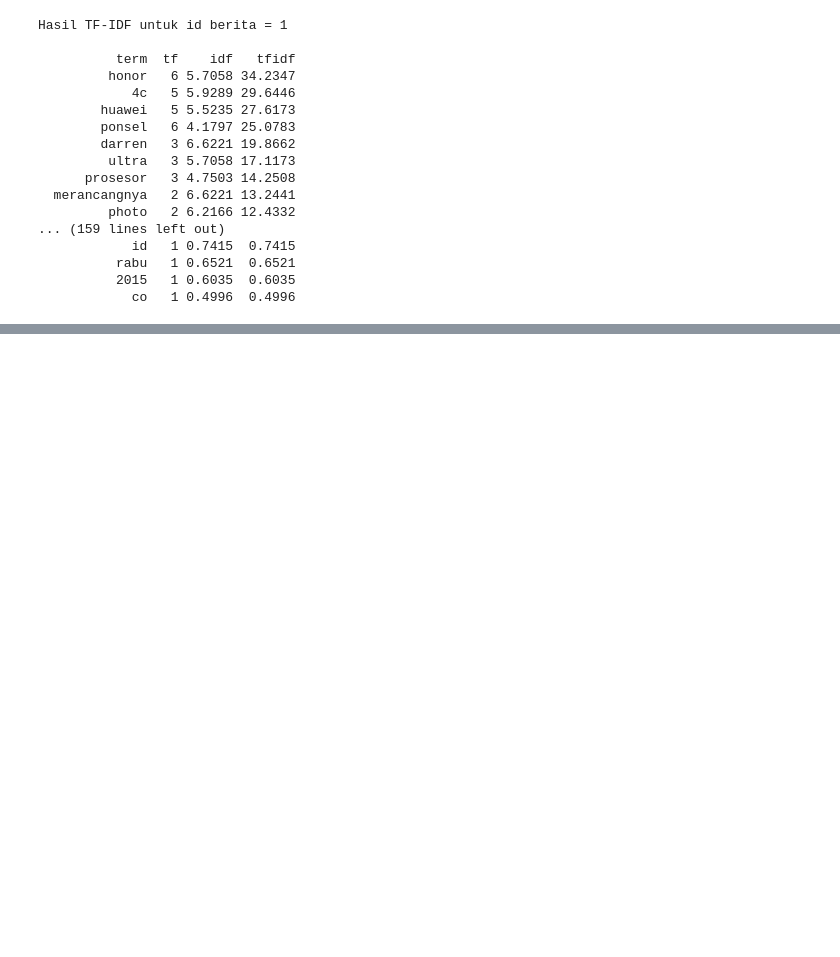
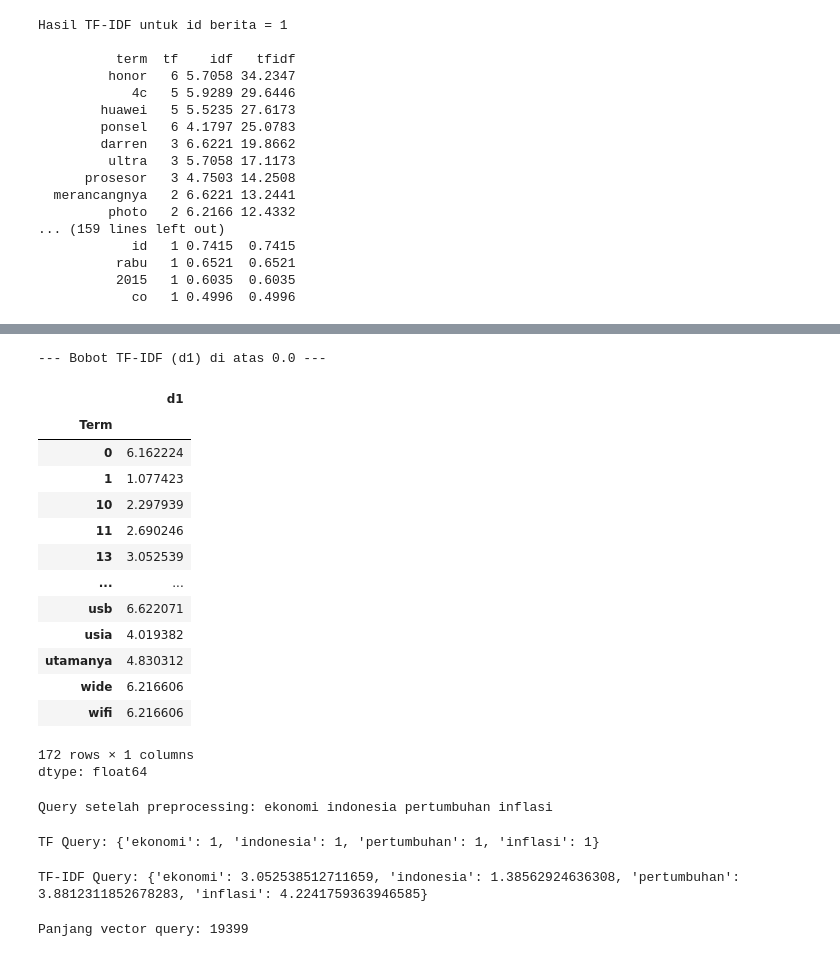
Before and after one commit to aryanibos/Information-Retrival, a Jupyter notebook: P2_Information_Retrival.ipynb, the cells around one changed output, grey strips where cells are left out. Drawn from its saved outputs; the diff is of its cells as text; code cells hidden in the pictures; blank space fills up the shorter version.

```diff
--- a/P2_Information_Retrival.ipynb
+++ b/P2_Information_Retrival.ipynb
@@ -309,0 +372,27 @@ Hasil TF-IDF untuk id berita = 1
+# %%
+# 1. Pilih kolom 'd1' dari DataFrame
+series_d1 = df_tfidf_table['d1']
+
+# 2. Gunakan Boolean Indexing: ambil hanya nilai yang lebih besar dari 0.0
+nilai_diatas_nol_d1 = series_d1[series_d1 > 0.0]
+
+# 3. Tampilkan hasilnya
+print("--- Bobot TF-IDF (d1) di atas 0.0 ---")
+display(nilai_diatas_nol_d1)
+# %% [output]
+--- Bobot TF-IDF (d1) di atas 0.0 ---
+|  | d1 |
+| Term |  |
+| 0 | 6.162224 |
+| 1 | 1.077423 |
+| 10 | 2.297939 |
+| 11 | 2.690246 |
+| 13 | 3.052539 |
+| ... | ... |
+| usb | 6.622071 |
+| usia | 4.019382 |
+| utamanya | 4.830312 |
+| wide | 6.216606 |
+| wifi | 6.216606 |
+172 rows × 1 columns
+dtype: float64
@@ -309,0 +405,25 @@ Hasil TF-IDF untuk id berita = 1
+# %%
+query = "ekonomi indonesia pertumbuhan inflasi"
+
+# Preprocessing query
+query = preprocess_query(query)
+print("Query setelah preprocessing:", query)
+# %% [output]
+Query setelah preprocessing: ekonomi indonesia pertumbuhan inflasi
+# %%
+q_tf = compute_word_frequency(query)
+print("TF Query:", q_tf)
+# %% [output]
+TF Query: {'ekonomi': 1, 'indonesia': 1, 'pertumbuhan': 1, 'inflasi': 1}
+# %%
+q_tfidf = compute_tf_idf(q_tf, idf)
+print("TF-IDF Query:", q_tfidf)
+# %% [output]
+TF-IDF Query: {'ekonomi': 3.052538512711659, 'indonesia': 1.38562924636308, 'pertumbuhan': 3.8812311852678283, 'inflasi': 4.2241759363946585}
+# %%
+# Membuat vektor query dengan panjang yang sama seperti vektor dokumen
+query_vector = np.array([q_tfidf.get(term, 0) for term in all_terms])
+
+print("Panjang vector query:", len(query_vector))
+# %% [output]
+Panjang vector query: 19399
```
Also changed, not shown: parts of 10 cells of this notebook.
